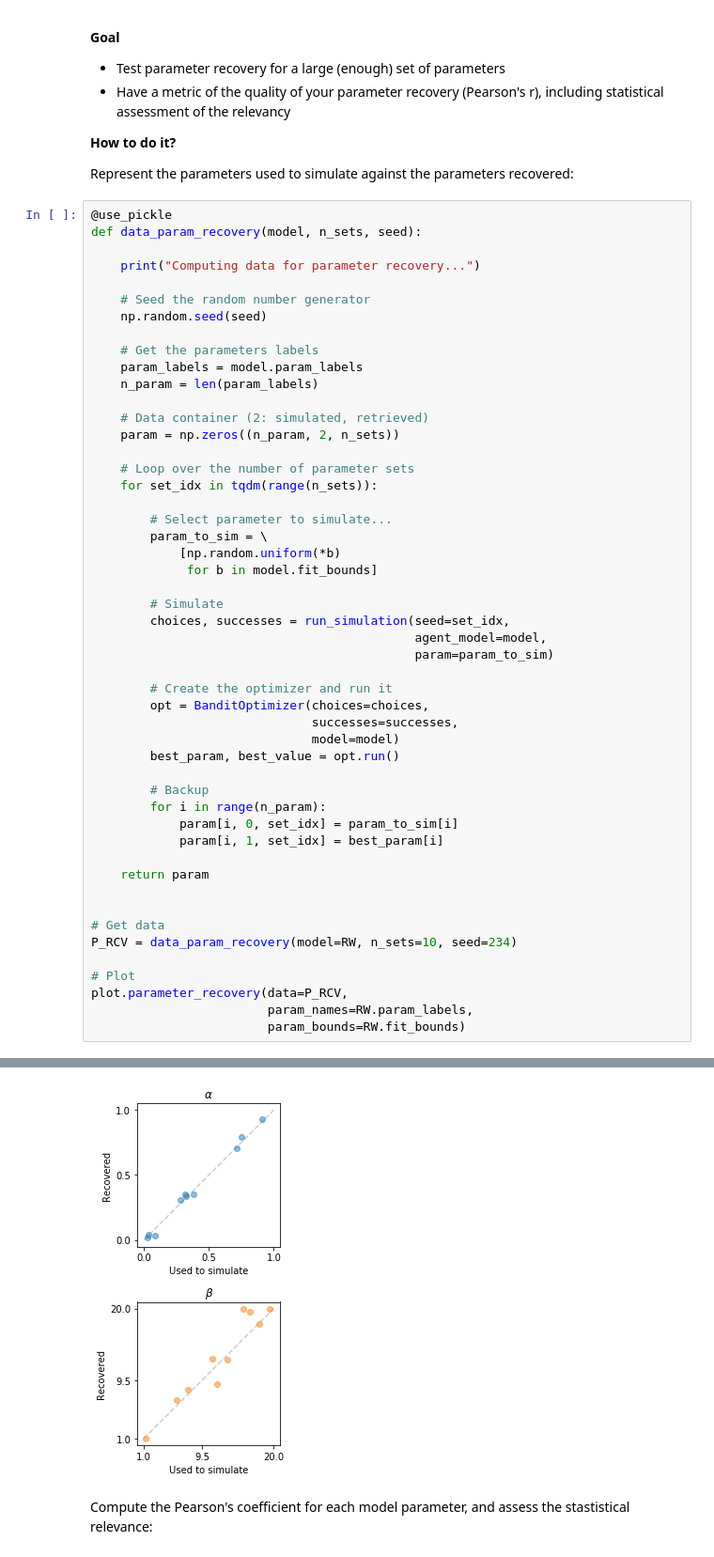
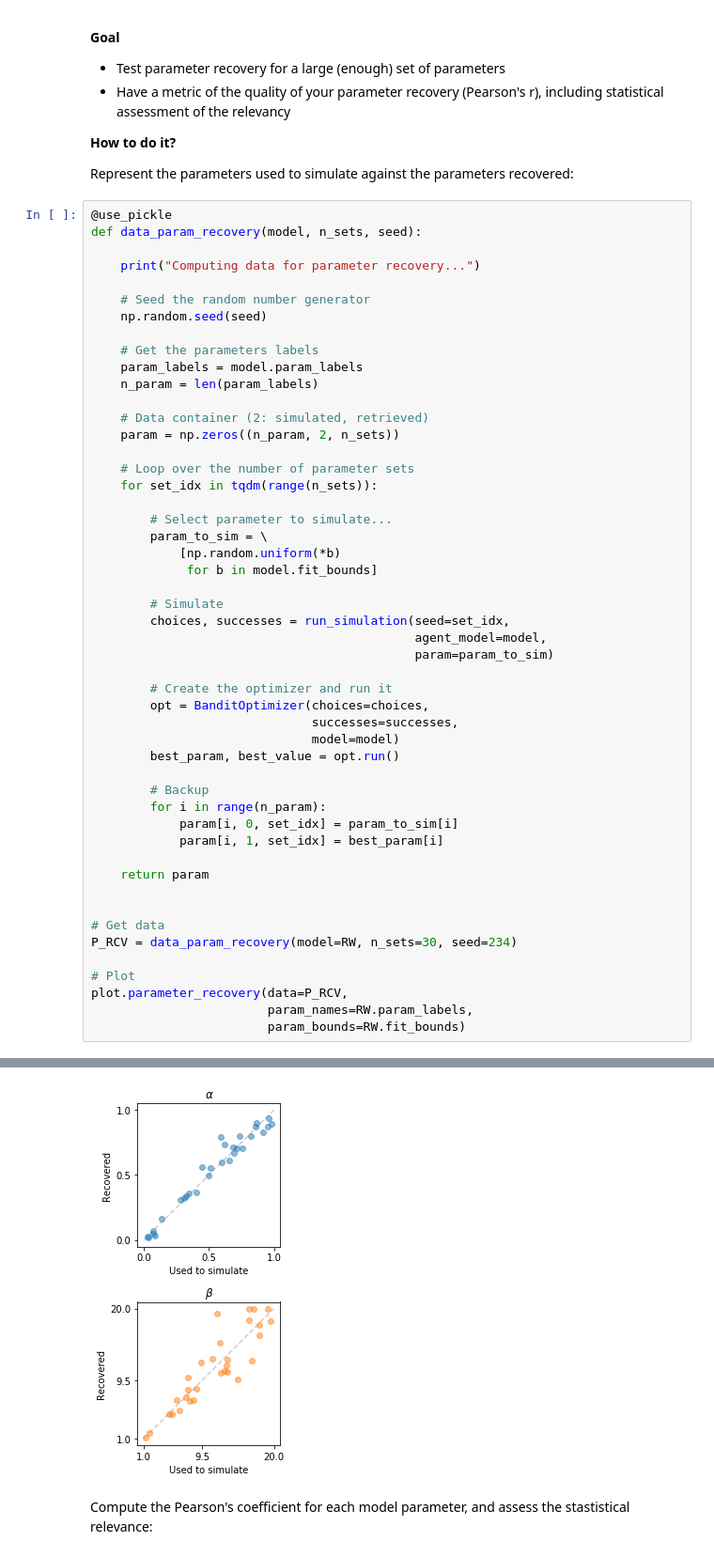
Before and after one commit to AurelienNioche/LectureCognitiveModeling, a Jupyter notebook: main.ipynb, the cells around one changed output, grey strips where cells are left out. Shown at 94% size. Cells and saved outputs as stored; diff of their text form.

```diff
--- a/main.ipynb
+++ b/main.ipynb
@@ -948,7 +978,7 @@ def data_param_recovery(model, n_sets, seed):
 
 
 # Get data
-P_RCV = data_param_recovery(model=RW, n_sets=10, seed=234)
+P_RCV = data_param_recovery(model=RW, n_sets=30, seed=234)
 
 # Plot
 plot.parameter_recovery(data=P_RCV,
@@ -959,4 +988,4 @@ Computing data for parameter recovery...
-[figure, old version]
+[figure, new version]
 # %% [markdown]
 Compute the Pearson's coefficient for each model parameter, and assess the stastistical relevance:
 # %%
```
Also changed, not shown: parts of 50 cells of this notebook, 6 other files.
